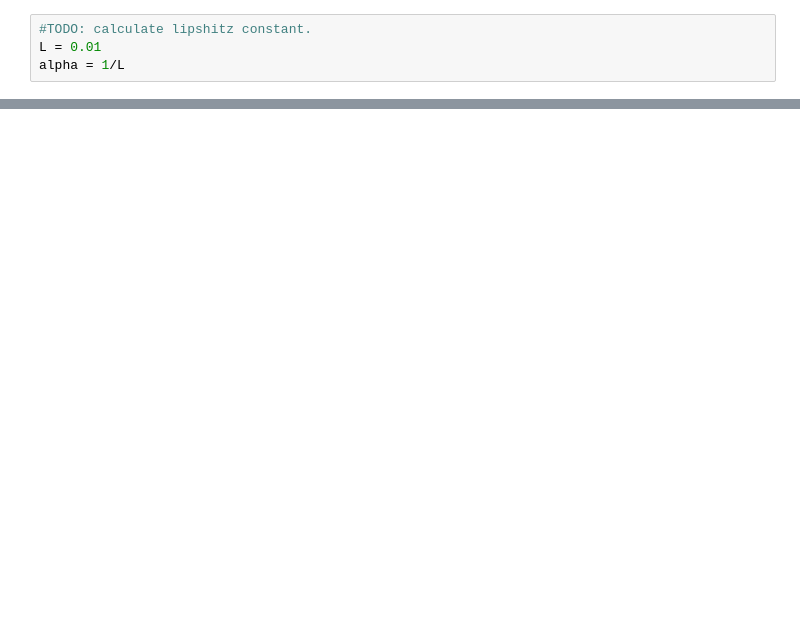
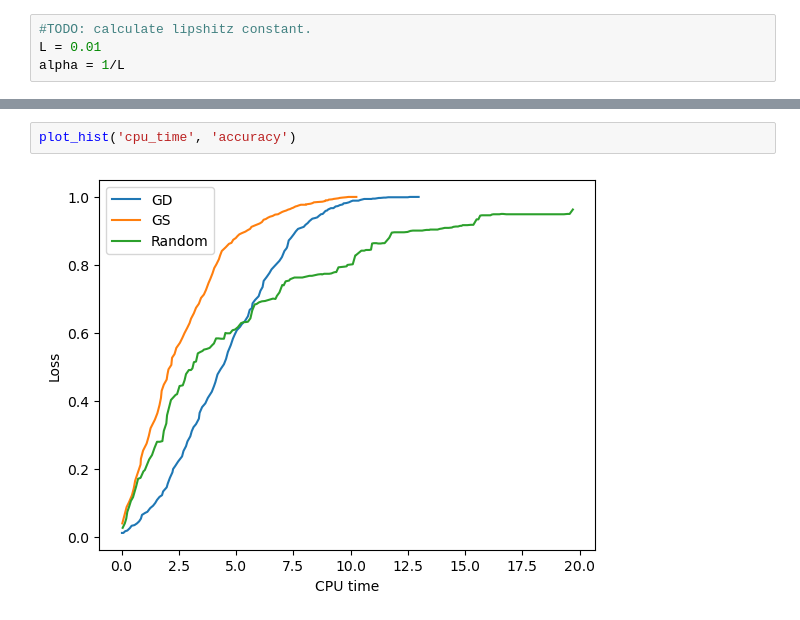
Before and after one commit to Aiecco/BCGD-methods, a Jupyter notebook: HW scratch.ipynb, the cells around one changed output, grey strips where cells are left out. Drawn from its saved outputs; the diff is of its cells as text; blank space fills up the shorter version.

```diff
--- a/HW scratch.ipynb
+++ b/HW scratch.ipynb
@@ -303,0 +223,4 @@ hist_BCGD_GS_df[['cpu_time', 'wall_time']].plot()
+# %%
+plot_hist('cpu_time', 'accuracy')
+# %% [output]
+[figure, added]
```
Also changed, not shown: parts of 26 cells of this notebook.
